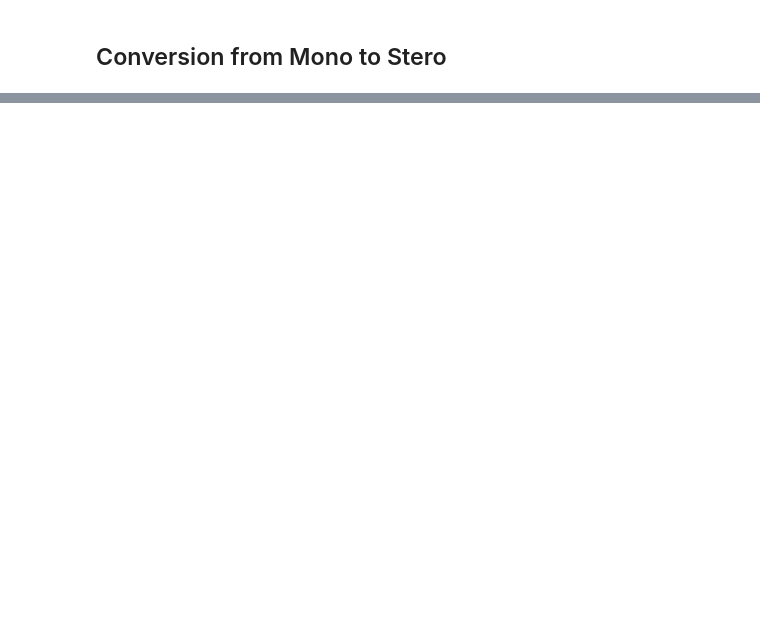
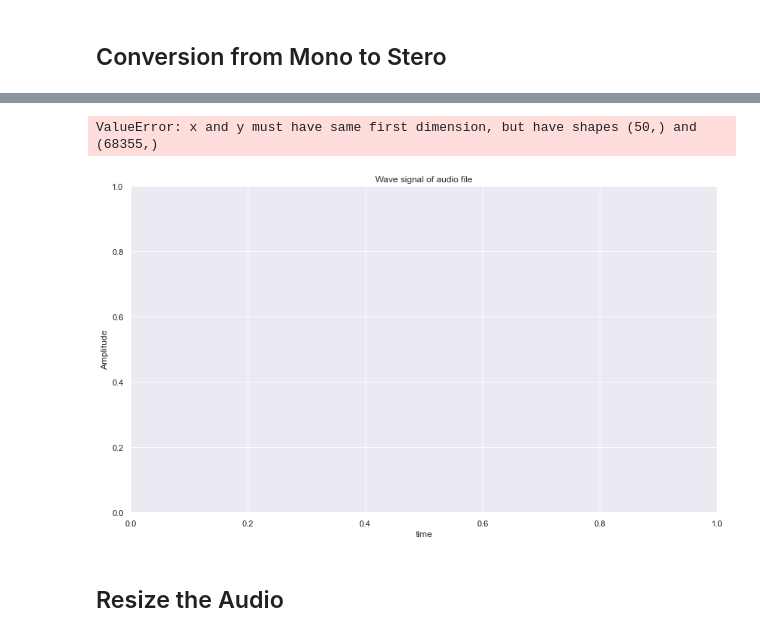
Before and after one commit to Blvisse/Speech-Recognition, a Jupyter notebook: notebooks/African-Speech-Pre-Process.ipynb, the cells around one changed output, grey strips where cells are left out. Cells and saved outputs as stored; diff of their text form; code cells hidden in the pictures; blank space fills up the shorter version.

Commit message:
Audio scaling and resampling

```diff
--- a/notebooks/African-Speech-Pre-Process.ipynb
+++ b/notebooks/African-Speech-Pre-Process.ipynb
@@ -123,5 +124,5 @@ ipd.Audio(data['Location'][0],rate=44100)
 ## Conversion from Mono to Stero
 # %%
 #
-data['Resampled']=data['Location'].apply(lambda x: audio.make_stereo(x))
+data['Location'].apply(lambda x: audio.make_stereo(x))
 # %% [output]
@@ -145,0 +163,13 @@ FileNotFoundError: [Errno 2] No such file or directory: '..\\data\\alldata\\SWH-
+# %%
+samples,sample_rate=librosa.load(data['Location'][0])
+fig=plt.figure(figsize=(14,8))
+ax1 = fig.add_subplot(111)
+ax1.set_title('Wave signal of audio file')
+ax1.set_xlabel('time')
+ax1.set_ylabel('Amplitude')
+ax1.plot(np.linspace( sample_rate/len(samples), sample_rate), samples)
+# %% [output]
+ValueError: x and y must have same first dimension, but have shapes (50,) and (68355,)
+[figure, added]
+# %% [markdown]
+## Resize the Audio
```
Also changed, not shown: parts of 29 cells of this notebook.
